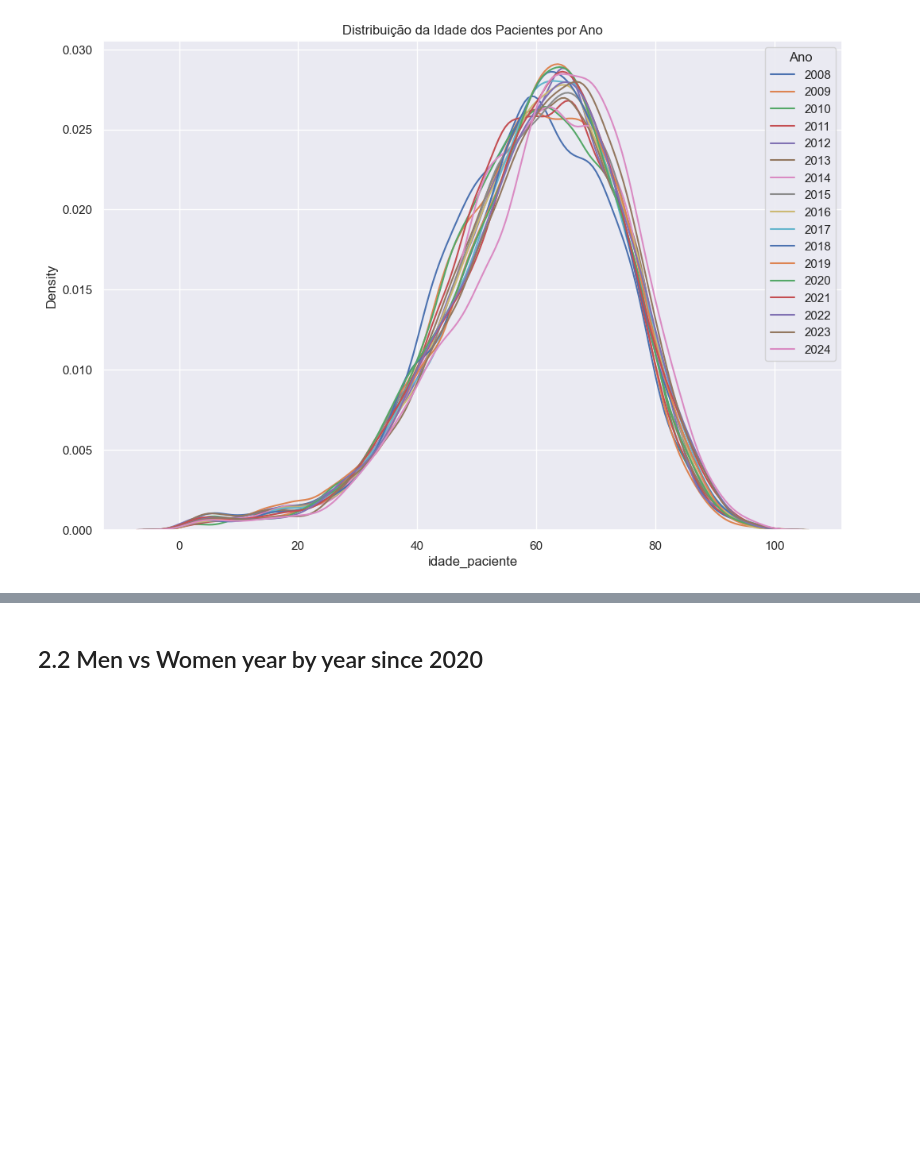
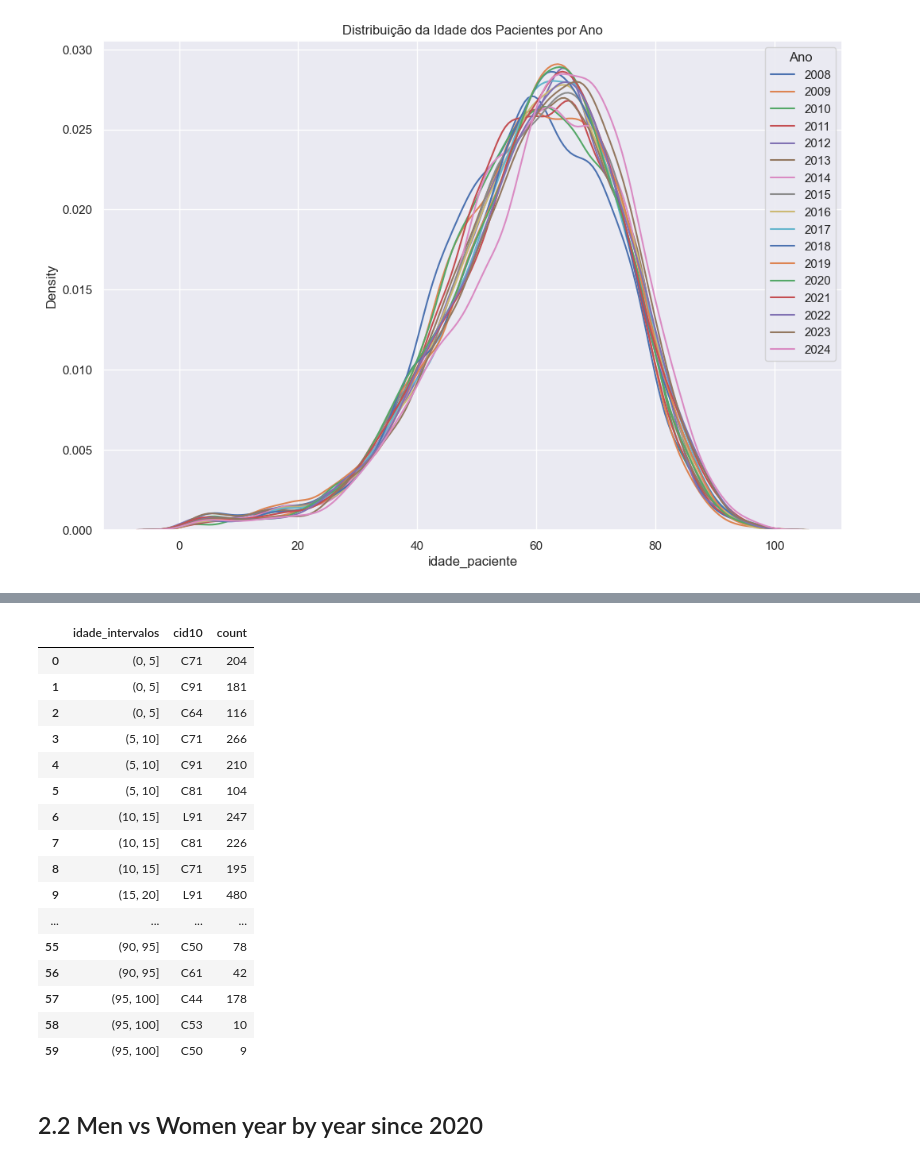
Before and after one commit to gustavo-moretto/rt_datasus, a Jupyter notebook: states/pr/dados_rt_pr.ipynb, the cells around one changed output, grey strips where cells are left out. Drawn from its saved outputs; the diff is of its cells as text; code cells hidden in the pictures; blank space fills up the shorter version.

```diff
--- a/states/pr/dados_rt_pr.ipynb
+++ b/states/pr/dados_rt_pr.ipynb
@@ -870,3 +872,34 @@ plt.title('Distribuição da Idade dos Pacientes por Ano');
+# %%
+# Find the most frequent cid10 for each age interval
+top_cid10 = (
+    dados_pr_rt9.groupby(['idade_intervalos', 'cid10'])
+    .size()
+    .reset_index(name='count')
+    .sort_values(['idade_intervalos', 'count'], ascending=[True, False])
+)
+
+# Get the top cid10 for each age interval
+top_cid10 = top_cid10.groupby('idade_intervalos').head(3).reset_index(drop=True)
+
+top_cid10
+# %% [output]
+|  | idade_intervalos | cid10 | count |
+| 0 | (0, 5] | C71 | 204 |
+| 1 | (0, 5] | C91 | 181 |
+| 2 | (0, 5] | C64 | 116 |
+| 3 | (5, 10] | C71 | 266 |
+| 4 | (5, 10] | C91 | 210 |
+| 5 | (5, 10] | C81 | 104 |
+| 6 | (10, 15] | L91 | 247 |
+| 7 | (10, 15] | C81 | 226 |
+| 8 | (10, 15] | C71 | 195 |
+| 9 | (15, 20] | L91 | 480 |
+| ... | ... | ... | ... |
+| 55 | (90, 95] | C50 | 78 |
+| 56 | (90, 95] | C61 | 42 |
+| 57 | (95, 100] | C44 | 178 |
+| 58 | (95, 100] | C53 | 10 |
+| 59 | (95, 100] | C50 | 9 |
 # %% [markdown]
 ## 2.2 Men vs Women year by year since 2020
 # %%
```
Also changed, not shown: parts of 27 cells of this notebook, 9 other files.
